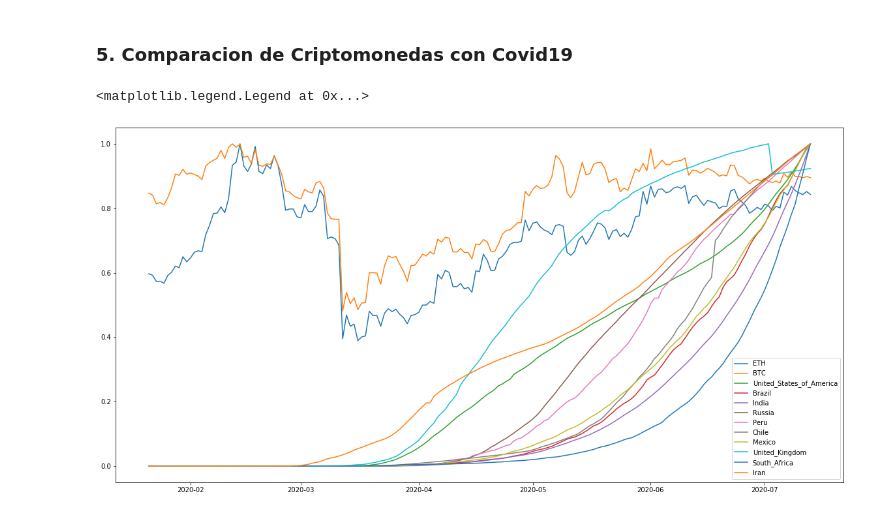
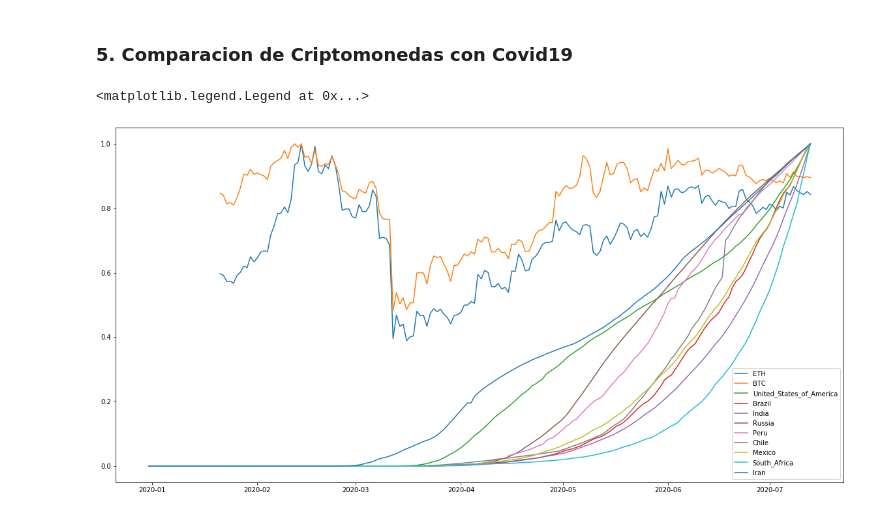
Before and after one commit to christiangfv/Proyecto_criptomonedas_covid19, a Jupyter notebook: CodelCOVID-19.ipynb, the cells around one changed output. Cells and saved outputs as stored; diff of their text form; code cells hidden in the pictures.

```diff
--- a/CodelCOVID-19.ipynb
+++ b/CodelCOVID-19.ipynb
@@ -121,0 +110,5 @@ paises_max.plot(figsize=(20,10))
+# %%
+paises=list(paises_max.columns)
+paises.pop(7)#Se saca United_Kingdom por error tipografico en la informacion
+data_contagios_diarios= data_covid[paises]
+data_contagios_diarios.plot(figsize=(20,10))#grafico de contagios por dia
@@ -202,22 +200,22 @@ plt.plot(df_btc.index,df_btc['Close'],c='g',alpha=0.4)
 # %%
 # Se estandarizan los dias para los dataframes
 df_btc_eq = df_btc[:len(df_btc)-20]
 df_eth_eq = df_eth[:len(df_eth)-20]
-df_covid_eq = paises_max[:-1]
+df_covid_eq = data_contagios_diarios[:-1].cumsum()
 
 plt.figure(figsize=(20,10))
 
 x_scaled_eth = df_eth_eq['Close'] / df_eth_eq['Close'].max() #Se normaliza la data
 plt.plot(df_eth_eq.index,x_scaled_eth,label='ETH')
 
 x_scaled_btc = df_btc_eq['Close'] / df_btc_eq['Close'].max() #Se normaliza la data
 plt.plot(df_btc_eq.index,x_scaled_btc,label='BTC')
 
-x_scaled_covid = x_scaled_covid / x_scaled_covid.max() #Se normaliza la data
+x_scaled_covid = df_covid_eq / df_covid_eq.max() #Se normaliza la data
 for i in x_scaled_covid:
     plt.plot(df_covid_eq.index,x_scaled_covid[i],label=i)
 
 plt.legend()
 # %% [output]
 <matplotlib.legend.Legend at 0x...>
-[figure, old version]
+[figure, new version]
```
Also changed, not shown: parts of 14 cells of this notebook.
